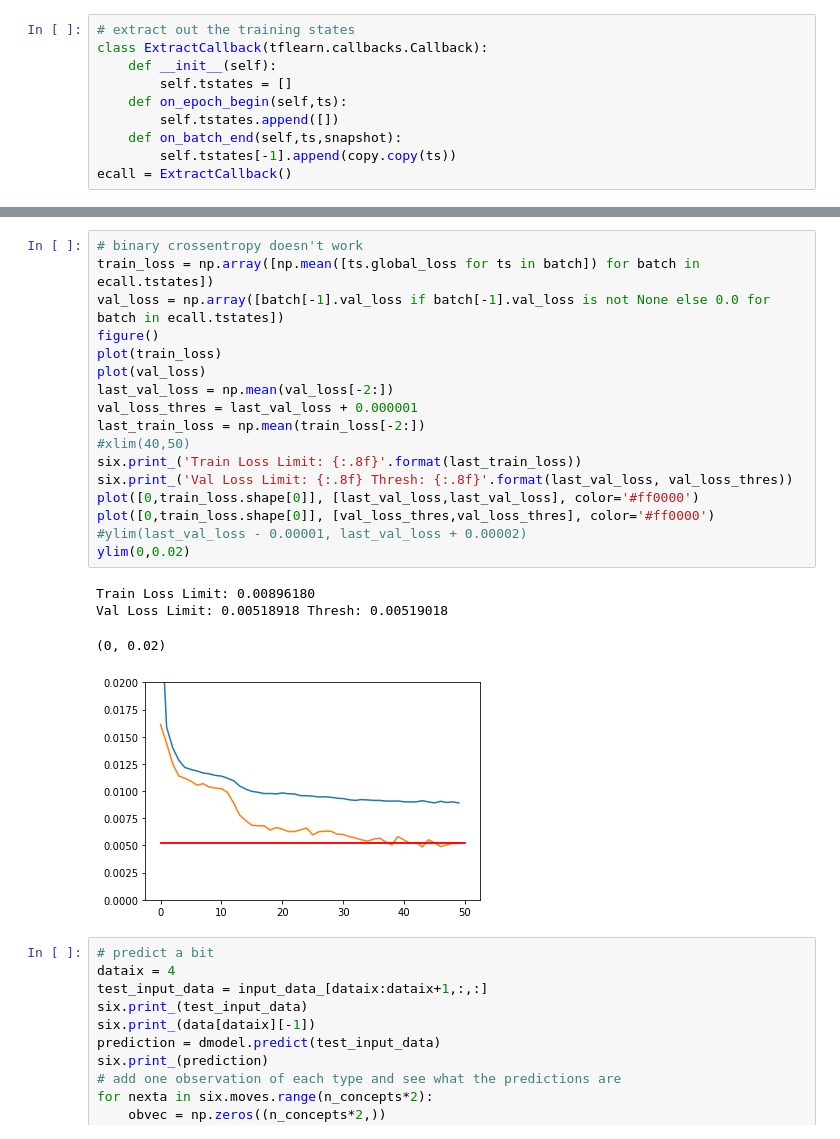
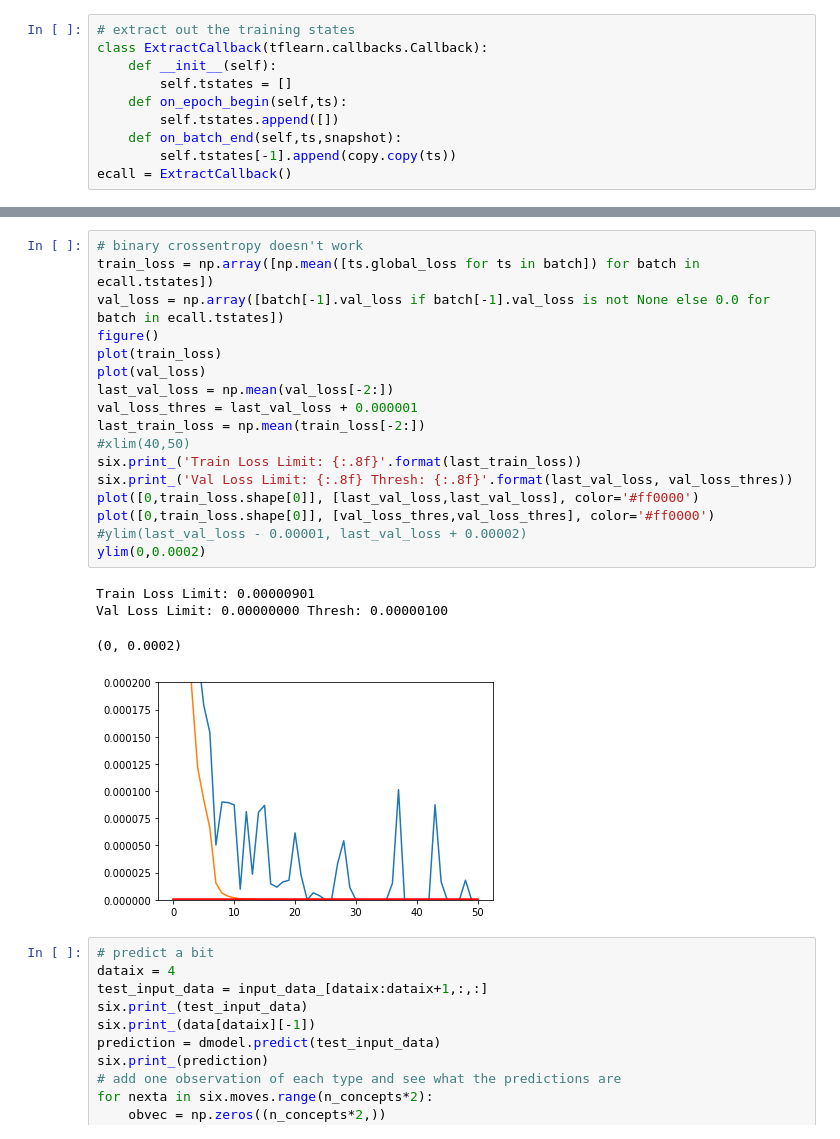
Before and after one commit to lisa-1010/smart-tutor, a Jupyter notebook: code/test_mcts.ipynb, the cells around one changed output, grey strips where cells are left out. Cells and saved outputs as stored; diff of their text form.

```diff
--- a/code/test_mcts.ipynb
+++ b/code/test_mcts.ipynb
@@ -146,25 +146,25 @@ Training Step: 70350  | total loss: 0.00892 | time: 6.701s
 # %%
 # binary crossentropy doesn't work
 train_loss = np.array([np.mean([ts.global_loss for ts in batch]) for batch in ecall.tstates])
 val_loss = np.array([batch[-1].val_loss if batch[-1].val_loss is not None else 0.0 for batch in ecall.tstates])
 figure()
 plot(train_loss)
 plot(val_loss)
 last_val_loss = np.mean(val_loss[-2:])
 val_loss_thres = last_val_loss + 0.000001
 last_train_loss = np.mean(train_loss[-2:])
 #xlim(40,50)
 six.print_('Train Loss Limit: {:.8f}'.format(last_train_loss))
 six.print_('Val Loss Limit: {:.8f} Thresh: {:.8f}'.format(last_val_loss, val_loss_thres))
 plot([0,train_loss.shape[0]], [last_val_loss,last_val_loss], color='#ff0000')
 plot([0,train_loss.shape[0]], [val_loss_thres,val_loss_thres], color='#ff0000')
 #ylim(last_val_loss - 0.00001, last_val_loss + 0.00002)
-ylim(0,0.02)
+ylim(0,0.0002)
 # %% [output]
-Train Loss Limit: 0.00896180
-Val Loss Limit: 0.00518918 Thresh: 0.00519018
+Train Loss Limit: 0.00000901
+Val Loss Limit: 0.00000000 Thresh: 0.00000100
-(0, 0.02)
+(0, 0.0002)
-[figure, old version]
+[figure, new version]
 # %%
 # predict a bit
 dataix = 4
```
Also changed, not shown: parts of 1 cell of this notebook, 2 other files.
